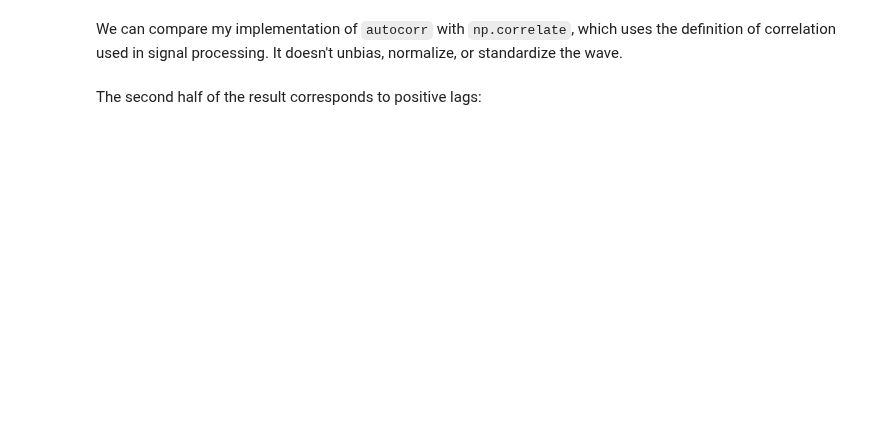
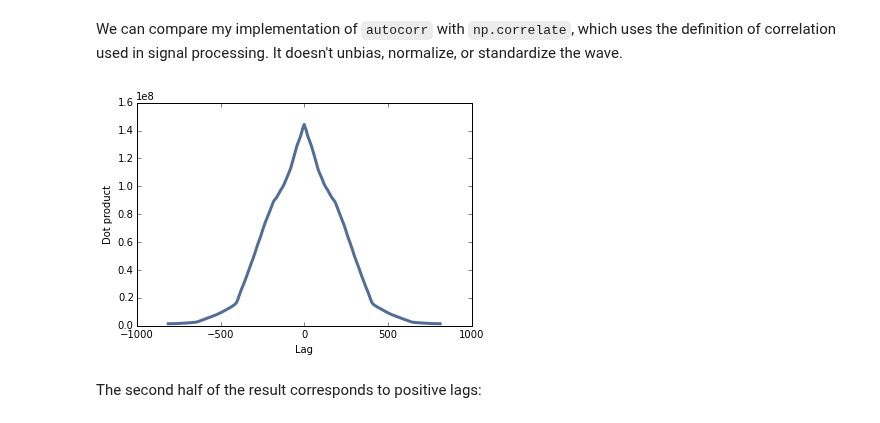
Before and after one commit to AllenDowney/ThinkDSP, a Jupyter notebook: code/chap05soln.ipynb, the cells around one changed output. Saved outputs shown, nothing was run; the diff lists cells and outputs as text; code cells hidden in the pictures; blank space fills up the shorter version.

```diff
--- a/code/chap05soln.ipynb
+++ b/code/chap05soln.ipynb
@@ -44,12 +51,14 @@ The ACF drops off slowly with increasing lag, suggesting some kind of pink noise
 # %% [markdown]
 We can compare my implementation of `autocorr` with `np.correlate`, which uses the definition of correlation used in signal processing.  It doesn't unbias, normalize, or standardize the wave.
 # %%
+N = len(wave)
 corrs2 = np.correlate(wave.ys, wave.ys, mode='same')
-
-thinkplot.preplot(1)
-thinkplot.plot(corrs2)
-thinkplot.config(xlabel='lag',
-                 ylabel='dot product')
+lags = np.arange(-N//2, N//2)
+thinkplot.plot(lags, corrs2)
+thinkplot.config(xlabel='Lag',
+                 ylabel='Dot product')
+# %% [output]
+[figure, added]
 # %% [markdown]
 The second half of the result corresponds to positive lags:
 # %%
```
Also changed, not shown: parts of 15 cells of this notebook.
